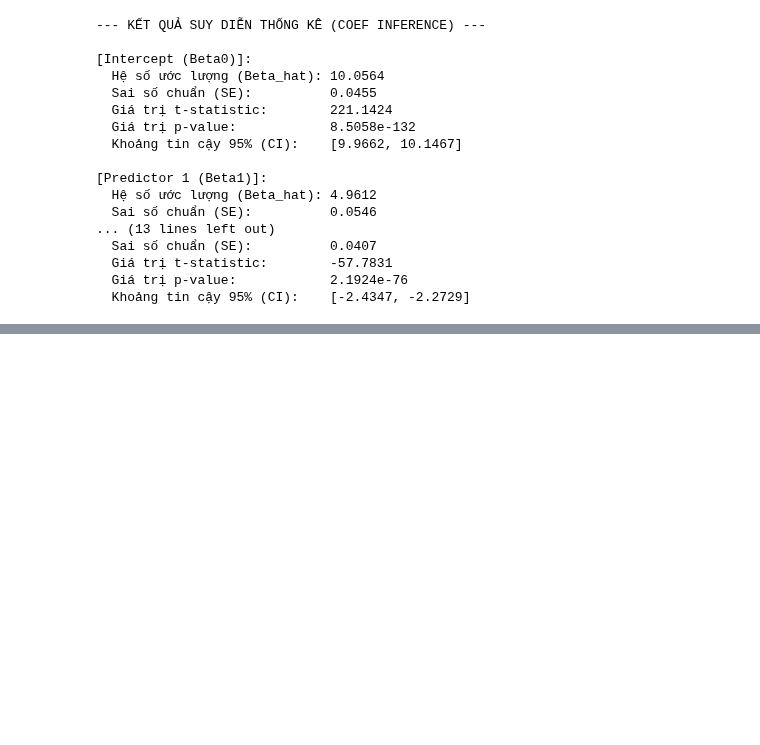
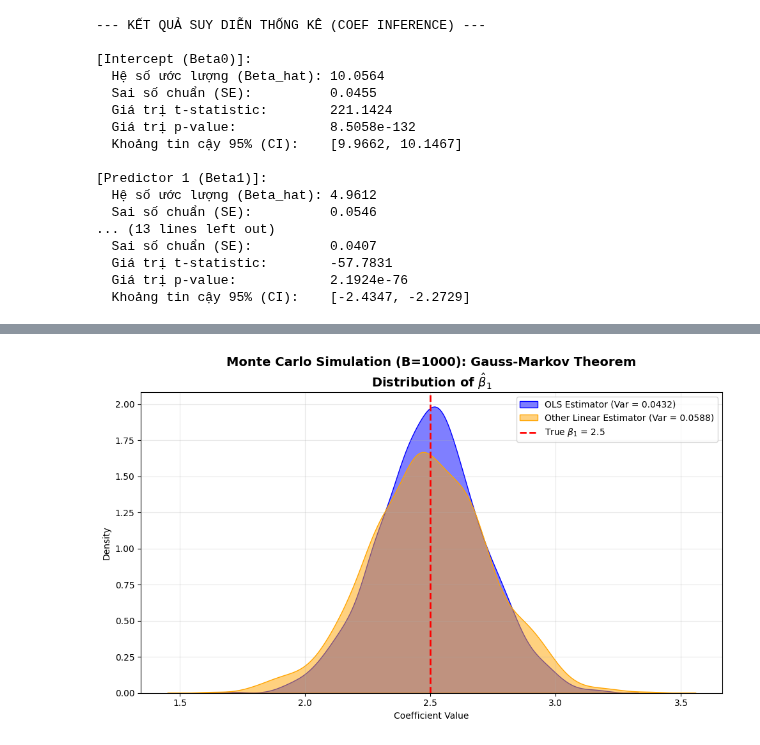
Before and after one commit to TanKhoiTV/blues-estimator-project, a Jupyter notebook: part1/part1_notebook.ipynb, the cells around one changed output, grey strips where cells are left out. Saved outputs shown, nothing was run; the diff lists cells and outputs as text; code cells hidden in the pictures; blank space fills up the shorter version.

```diff
--- a/part1/part1_notebook.ipynb
+++ b/part1/part1_notebook.ipynb
@@ -188,0 +250,14 @@ for i, label in enumerate(labels):
+# %%
+# Các ma trận trọng số (Linear Estimators)
+
+# Estimator 1: OLS (Best Linear Unbiased Estimator)
+# W_ols = (X^T X)^-1 X^T
+xtx_inv = np.linalg.pinv(X.T @ X)
+W_ols = xtx_inv @ X.T
+
+# Estimator 2: Other Linear Unbiased Estimator
+# Sử dụng Weighted Least Squares (WLS) với trọng số ngẫu nhiên dở tệ.
+# W_other = (X^T W X)^-1 X^T W
+random_weights = np.random.uniform(0.1, 10.0, size=n_samples)
+W_mat = np.diag(random_weights)
+W_other = np.linalg.pinv(X.T @ W_mat @ X) @ X.T @ W_mat
@@ -188,0 +297,38 @@ for i, label in enumerate(labels):
+# %%
+# VẼ BIỂU ĐỒ SO SÁNH (Ví dụ vẽ cho hệ số beta_1)
+coef_idx = 1  # Chọn hệ số beta_1 (giá trị thực là 2.5)
+
+plt.figure(figsize=(10, 6))
+sns.kdeplot(
+    beta_ols_results[:, coef_idx],
+    fill=True,
+    color="blue",
+    alpha=0.5,
+    label=f"OLS Estimator (Var = {beta_ols_results[:, coef_idx].var():.4f})"
+)
+sns.kdeplot(
+    beta_other_results[:, coef_idx],
+    fill=True,
+    color="orange",
+    alpha=0.5,
+    label=f"Other Linear Estimator (Var = {beta_other_results[:, coef_idx].var():.4f})"
+)
+
+# Vẽ đường thẳng chỉ giá trị thực
+plt.axvline(
+    beta_true[coef_idx],
+    color="red",
+    linestyle="--",
+    linewidth=2,
+    label=f"True $\\beta_{coef_idx}$ = {beta_true[coef_idx]}"
+)
+
+plt.title(f"Monte Carlo Simulation (B={B}): Gauss-Markov Theorem\nDistribution of $\\hat{{\\beta}}_{coef_idx}$", fontsize=14, fontweight="bold")
+plt.xlabel("Coefficient Value")
+plt.ylabel("Density")
+plt.legend()
+plt.grid(alpha=0.3)
+plt.tight_layout()
+plt.show()
+# %% [output]
+[figure, added]
```
Also changed, not shown: parts of 8 cells of this notebook, 2 other files.
